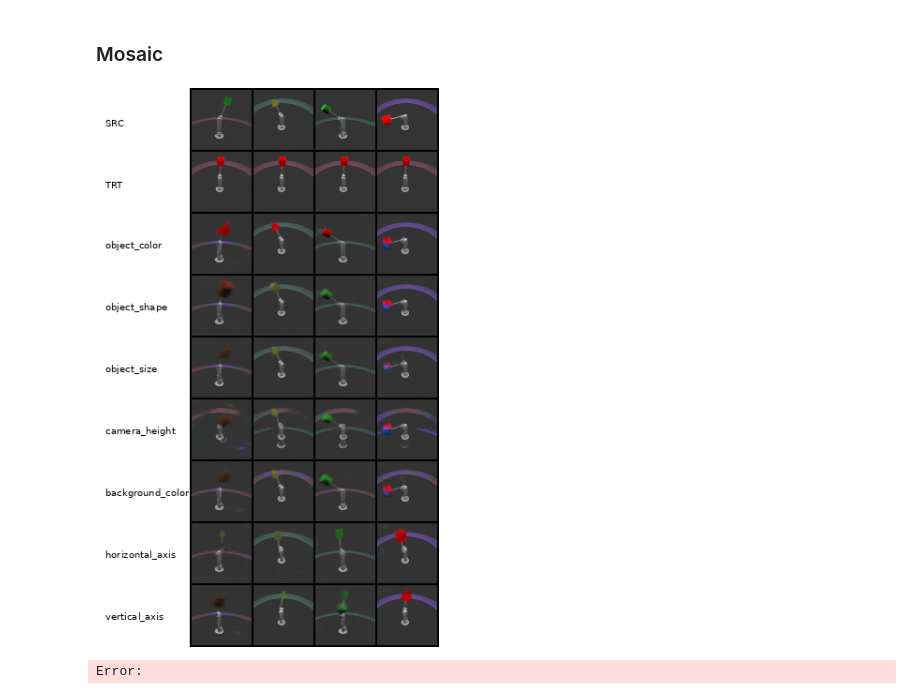
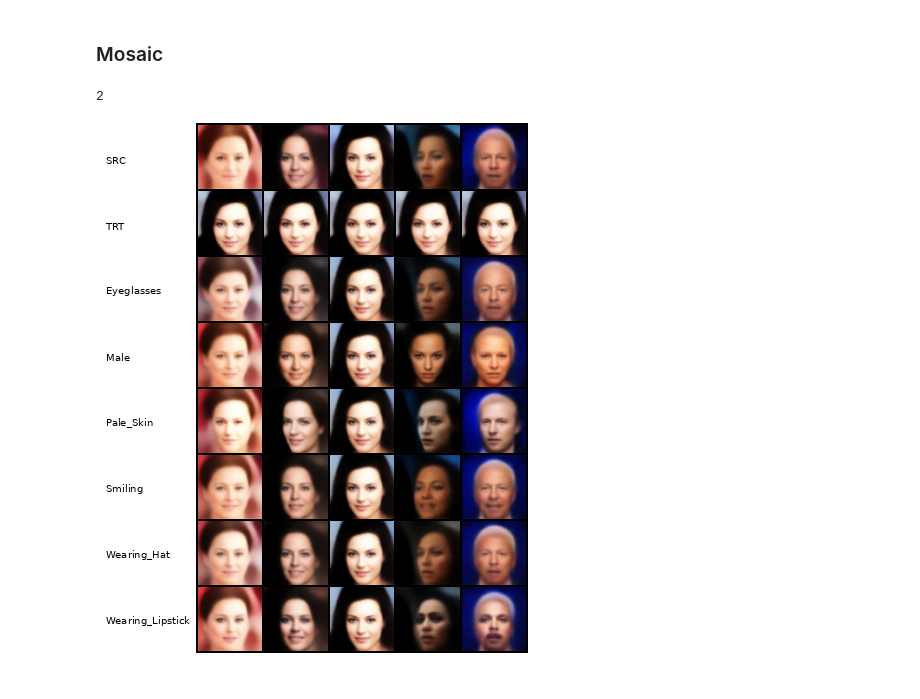
Before and after one commit to alexandremyara/disdiff_adapters, a Jupyter notebook: disdiff_adapters/notebook/x_gen.ipynb, the cells around one changed output. Saved outputs shown, nothing was run; the diff lists cells and outputs as text; code cells hidden in the pictures.

```diff
--- a/disdiff_adapters/notebook/x_gen.ipynb
+++ b/disdiff_adapters/notebook/x_gen.ipynb
@@ -237,5 +240,5 @@ ckpt_path_x = load_json(Path("ckpt_path_x.json"))
 # %%
-xfactors = Xfactors.load_from_checkpoint(ckpt_path_x["126"]["mpi3d"]["bt100"]["bs100"]["n-1"],
+xfactors = Xfactors.load_from_checkpoint(ckpt_path_x["126"]["celeba"]["bt1"]["bs100"]["n-1"],
                                         map_location={"cuda:3": "cuda:0"}).to("cuda:0")
 # %% [markdown]
 #### Merge 2 images
@@ -377,9 +380,9 @@ def save_merge_mosaic_jpg(
 ):
     """
     Mosaïque (5 colonnes) :
-      row0: sources
-      row1: target répété
-      row2+: merge(source_i, target, select_factor=f) pour chaque f
+    row0: sources
+    row1: target répété
+    row2+: merge(source_i, target, select_factor=f) pour chaque f
     + labels à gauche (SRC/TRT/factor_name).
     Sauvegarde en JPG.
     """
@@ -397,10 +400,7 @@ def save_merge_mosaic_jpg(
         if x.ndim == 4:
             x = x.squeeze(0)
         x = x.detach().float().cpu()
-        mn, mx = x.min(), x.max()
-        if mn >= 0.0 and mx <= 1.0:
-            return x.clamp(0, 1)
-        return (x - mn) / (mx - mn + 1e-8)
+        return x
 
     # --- construire toutes les tiles ---
     tiles = []
@@ -639,25 +639,25 @@ def save_merge_mosaic_jpg(
 
     final_img.save(save_path, quality=quality)
     return final_img
-# %%
-try :
-    src_idx_glass = int(torch.where((labels[:,15]==1))[0][0])
-    src_idx_hat  = int(torch.where((labels[:,35]==1))[0][2])
-    tgt_idx_lip = int(torch.where((labels[:,36]==1))[0][2])
-    print(src_idx_glass, src_idx_hat, tgt_idx_lip)
-except IndexError : pass
+# %%
+images, labels = next(iter(celeba_val_loader))
 # %%
-idx = torch.randperm(images.shape[0], dtype=int)
+perm = torch.randperm(len(images))
+images, labels = images[perm], labels[perm]
+try :
+    src_idx_glass = int(torch.where((labels[:,36]==1))[0][0])
+    print(src_idx_glass)
+except IndexError : print("you are not in celeba")
 save_merge_mosaic_jpg(
     xfactors=xfactors,
     images=images,
-    target_idx=idx[0],
-    source_idxs=tuple(idx[1:5]),
-    factors=range(7),
-    save_path="merge_mosaic_mpi3d.jpg",
+    target_idx=src_idx_glass,
+    source_idxs=tuple((0, 1, 2, 3, 4)),
+    factors=CelebA.Params.REPRESENTANT_IDX,
+    save_path="merge_mosaic_test_celeba.jpg",
     left_margin=100,
     font_size=10
 )
 # %% [output]
+2
-[figure, old version]
+[figure, new version]
-Error:
```
Also changed, not shown: parts of 3 cells of this notebook, 4 other files.
